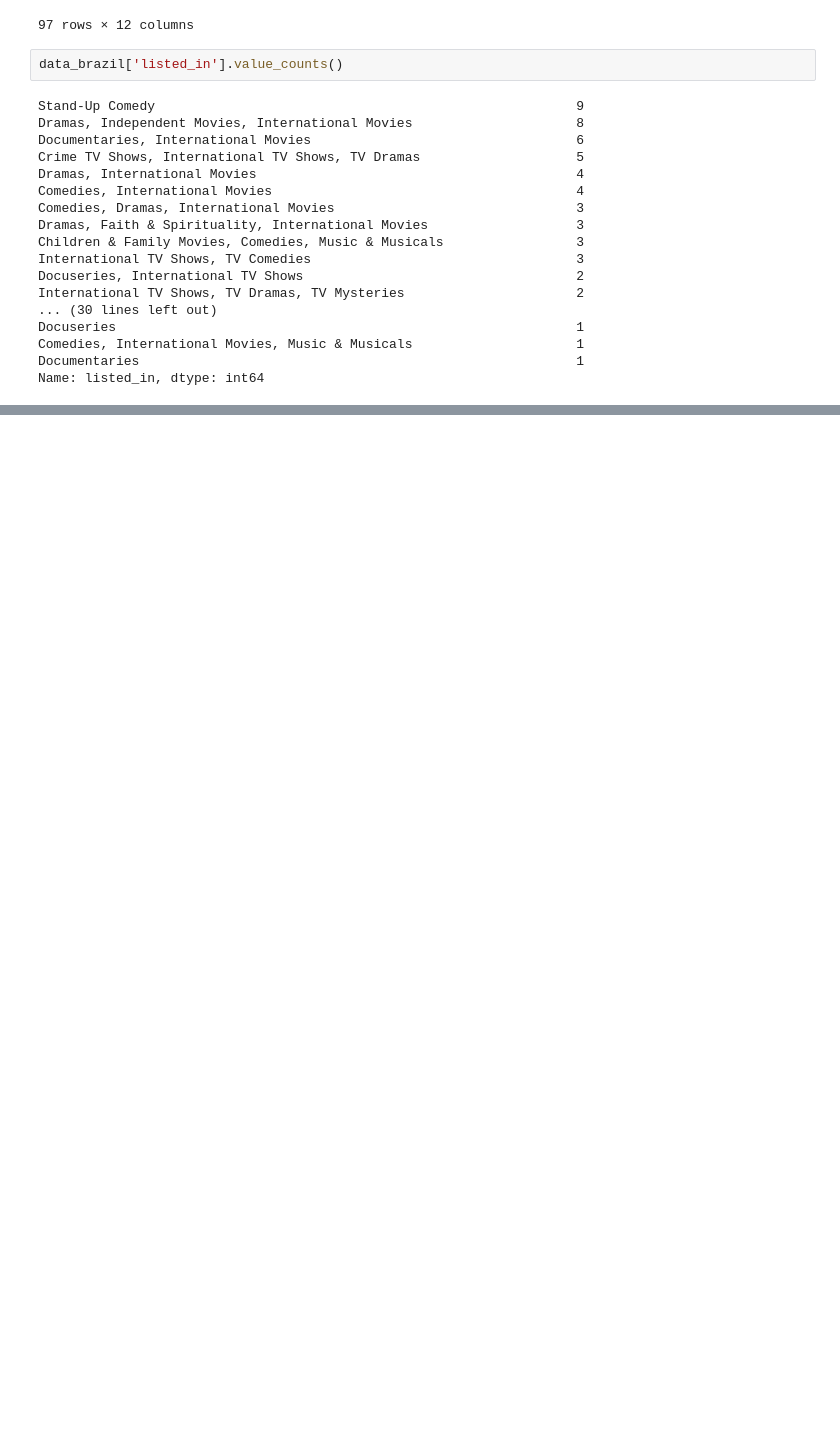
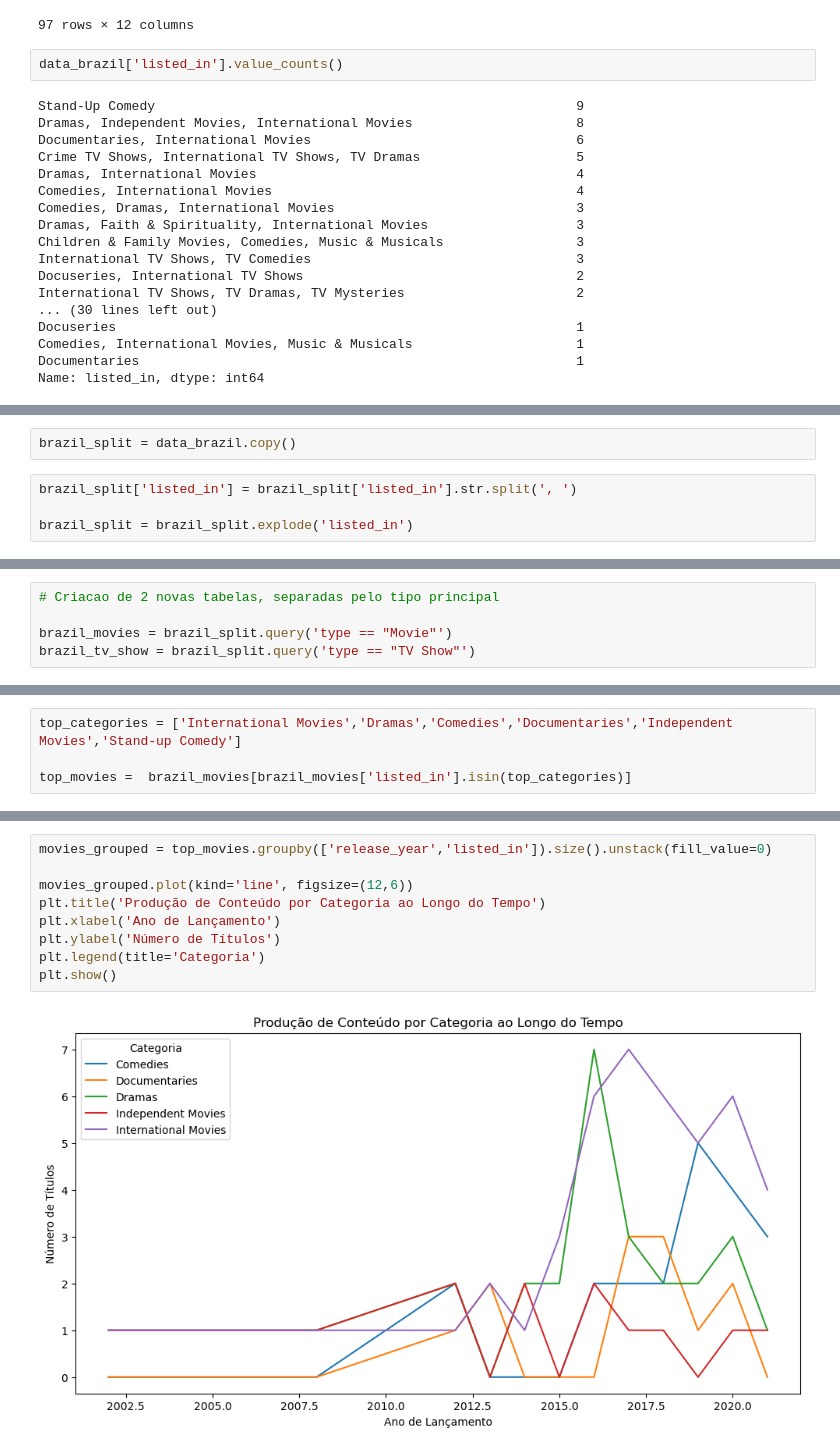
Before and after one commit to fernandococco/brazil_netflix, a Jupyter notebook: brazil_content.ipynb, the cells around one changed output, grey strips where cells are left out. Drawn from its saved outputs; the diff is of its cells as text; blank space fills up the shorter version.

Commit message:
separacao por type e primeira visualizacao, faltam alguns comentarios

```diff
--- a/brazil_content.ipynb
+++ b/brazil_content.ipynb
@@ -192,0 +215,6 @@ Name: type, dtype: int64
+# %%
+brazil_split = data_brazil.copy()
+# %%
+brazil_split['listed_in'] = brazil_split['listed_in'].str.split(', ')
+
+brazil_split = brazil_split.explode('listed_in')
@@ -192,0 +257,5 @@ Name: type, dtype: int64
+# %%
+# Criacao de 2 novas tabelas, separadas pelo tipo principal
+
+brazil_movies = brazil_split.query('type == "Movie"')
+brazil_tv_show = brazil_split.query('type == "TV Show"')
@@ -192,0 +317,4 @@ Name: type, dtype: int64
+# %%
+top_categories = ['International Movies','Dramas','Comedies','Documentaries','Independent Movies','Stand-up Comedy']
+
+top_movies =  brazil_movies[brazil_movies['listed_in'].isin(top_categories)]
@@ -192,0 +337,11 @@ Name: type, dtype: int64
+# %%
+movies_grouped = top_movies.groupby(['release_year','listed_in']).size().unstack(fill_value=0)
+
+movies_grouped.plot(kind='line', figsize=(12,6))
+plt.title('Produção de Conteúdo por Categoria ao Longo do Tempo')
+plt.xlabel('Ano de Lançamento')
+plt.ylabel('Número de Títulos')
+plt.legend(title='Categoria')
+plt.show()
+# %% [output]
+[figure, added]
```
Also changed, not shown: parts of 11 cells of this notebook.
